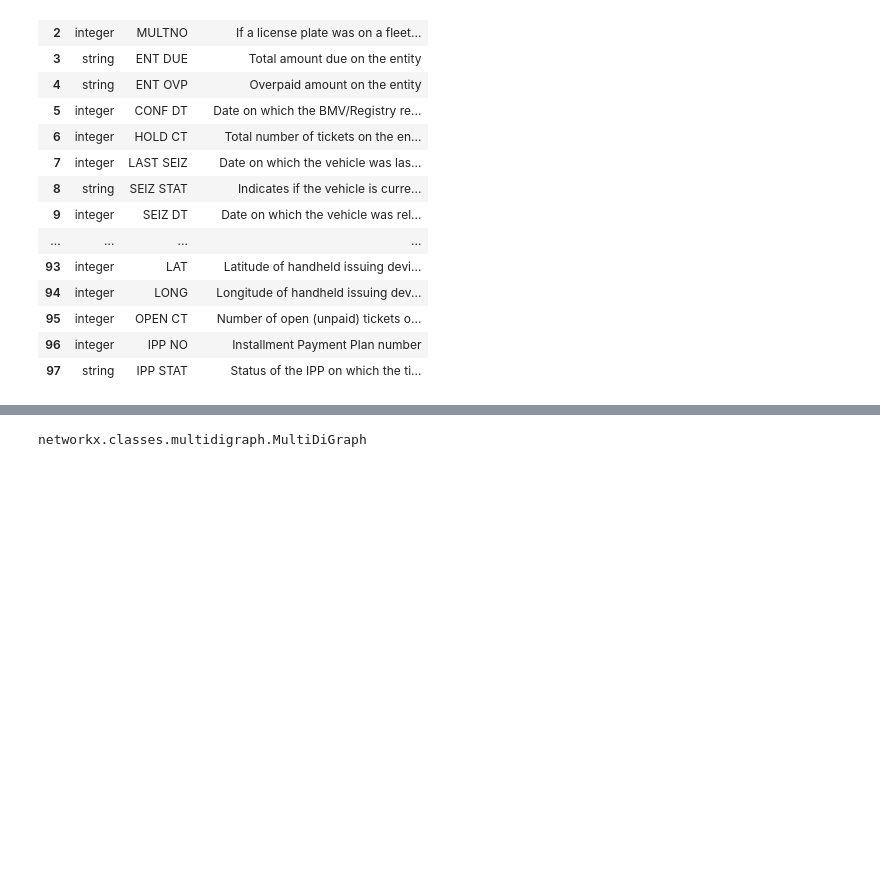
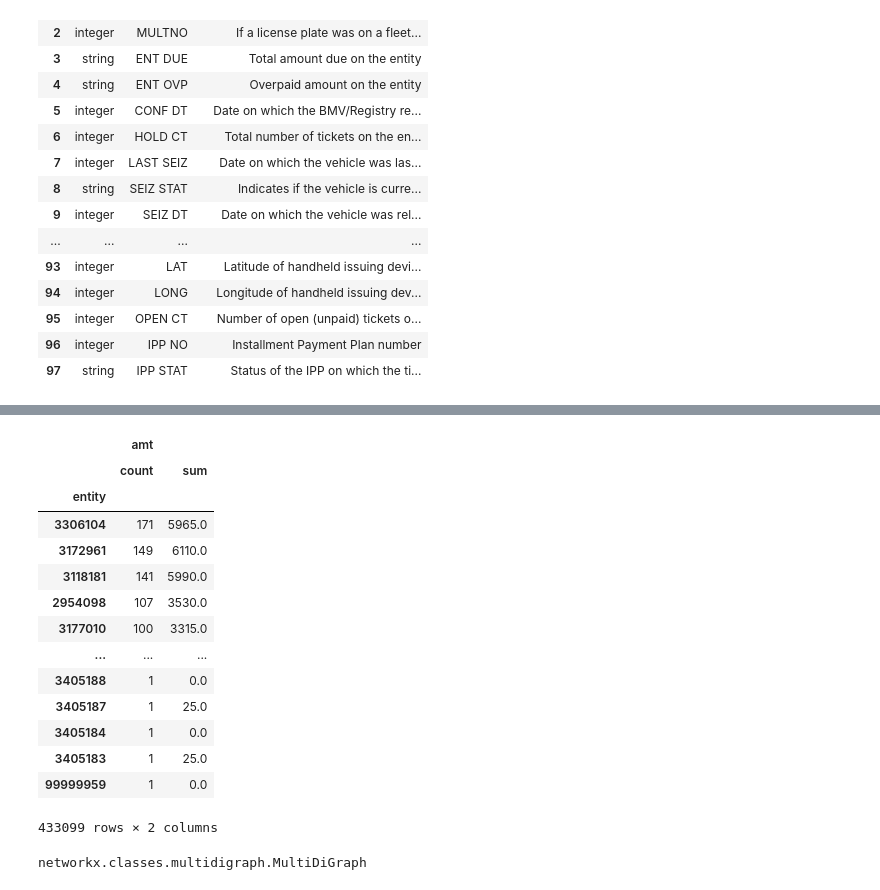
Before and after one commit to osofariu/cmh-parking-tickets, a Jupyter notebook: notebooks/Cmh_Parking_Violation.ipynb, the cells around one changed output, grey strips where cells are left out. Drawn from its saved outputs; the diff is of its cells as text; code cells hidden in the pictures; blank space fills up the shorter version.

```diff
--- a/notebooks/Cmh_Parking_Violation.ipynb
+++ b/notebooks/Cmh_Parking_Violation.ipynb
@@ -47,3 +136,22 @@ dictionary
+# %%
+# who got most tickets, and how much did it cost
+parking_slim[['entity', 'amt']].groupby('entity').agg(['count', 'sum']).sort_values([('amt', 'count')], ascending=False)
+# %% [output]
+|  | amt |  |
+|  | count | sum |
+| entity |  |  |
+| 3306104 | 171 | 5965.0 |
+| 3172961 | 149 | 6110.0 |
+| 3118181 | 141 | 5990.0 |
+| 2954098 | 107 | 3530.0 |
+| 3177010 | 100 | 3315.0 |
+| ... | ... | ... |
+| 3405188 | 1 | 0.0 |
+| 3405187 | 1 | 25.0 |
+| 3405184 | 1 | 0.0 |
+| 3405183 | 1 | 25.0 |
+| 99999959 | 1 | 0.0 |
+433099 rows × 2 columns
 # %%
 G = ox.graph_from_place('Columbus, Ohio, USA', network_type='drive')
 # %%
```
Also changed, not shown: parts of 11 cells of this notebook.
